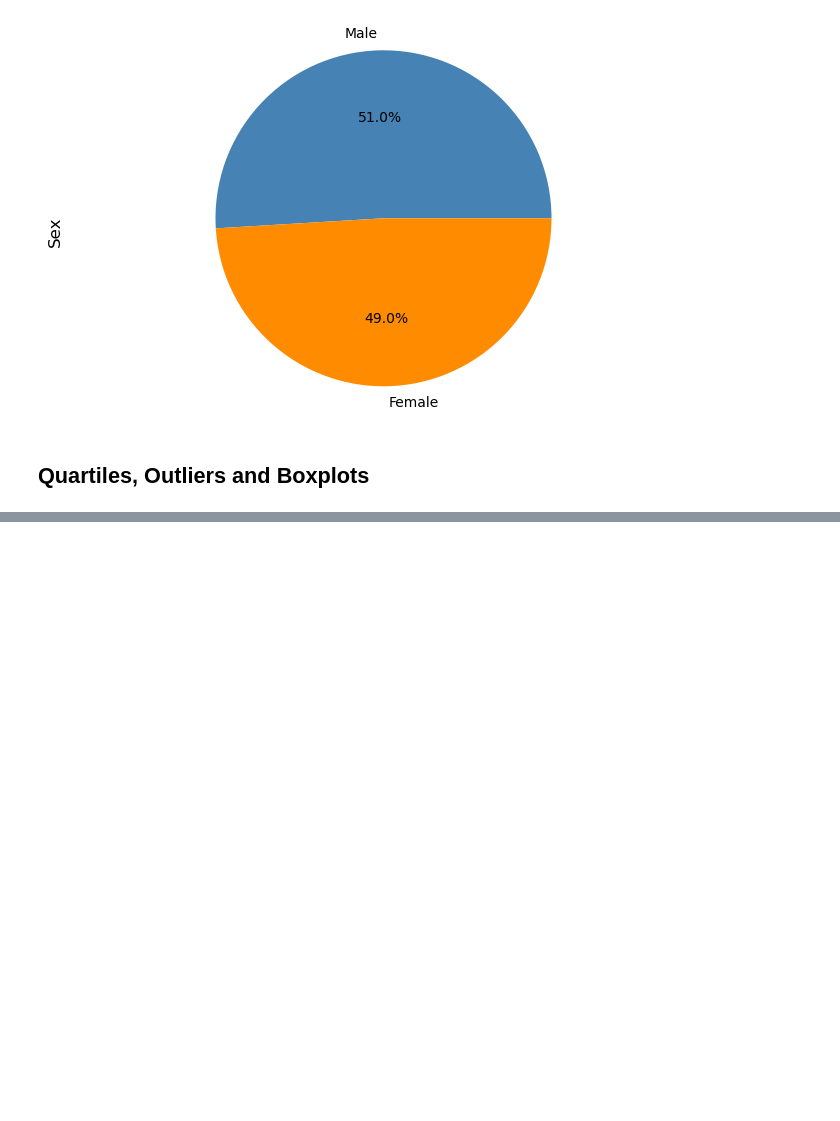
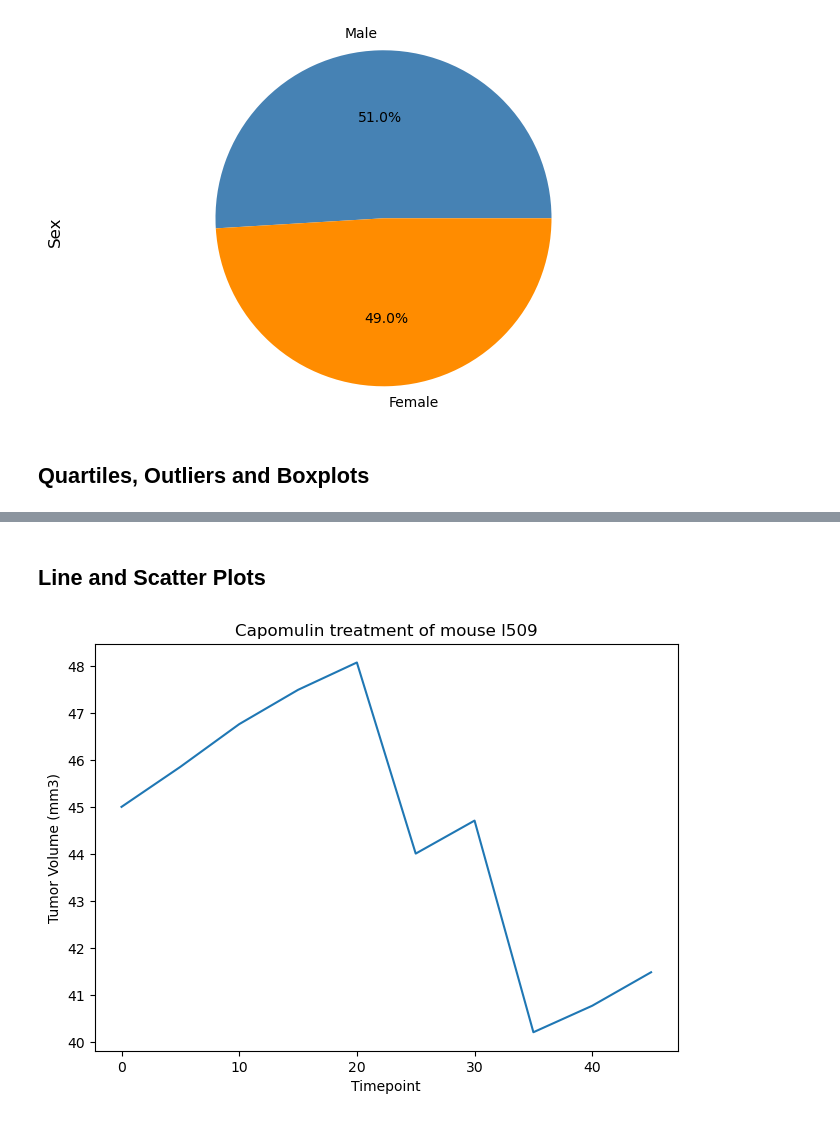
Before and after one commit to mgtaylor119/matplotlib-challenge, a Jupyter notebook: Pymaceuticals.ipynb, the cells around one changed output, grey strips where cells are left out. Saved outputs shown, nothing was run; the diff lists cells and outputs as text; code cells hidden in the pictures; blank space fills up the shorter version.

```diff
--- a/Pymaceuticals.ipynb
+++ b/Pymaceuticals.ipynb
@@ -238,0 +288,13 @@ greatest_Tumor_df
+# %% [markdown]
+## Line and Scatter Plots
+# %%
+# Generate a line plot of tumor volume vs. time point for a single mouse treated with Capomulin
+mouse_data = clean_df.loc[clean_df['Mouse ID']=='l509']
+
+mouse_data.plot(kind='line',x='Timepoint',y= 'Tumor Volume (mm3)', legend=False)
+plt.tight_layout()
+plt.ylabel('Tumor Volume (mm3)')
+plt.title('Capomulin treatment of mouse l509')
+plt.show()
+# %% [output]
+[figure, added]
```
Also changed, not shown: parts of 8 cells of this notebook.
